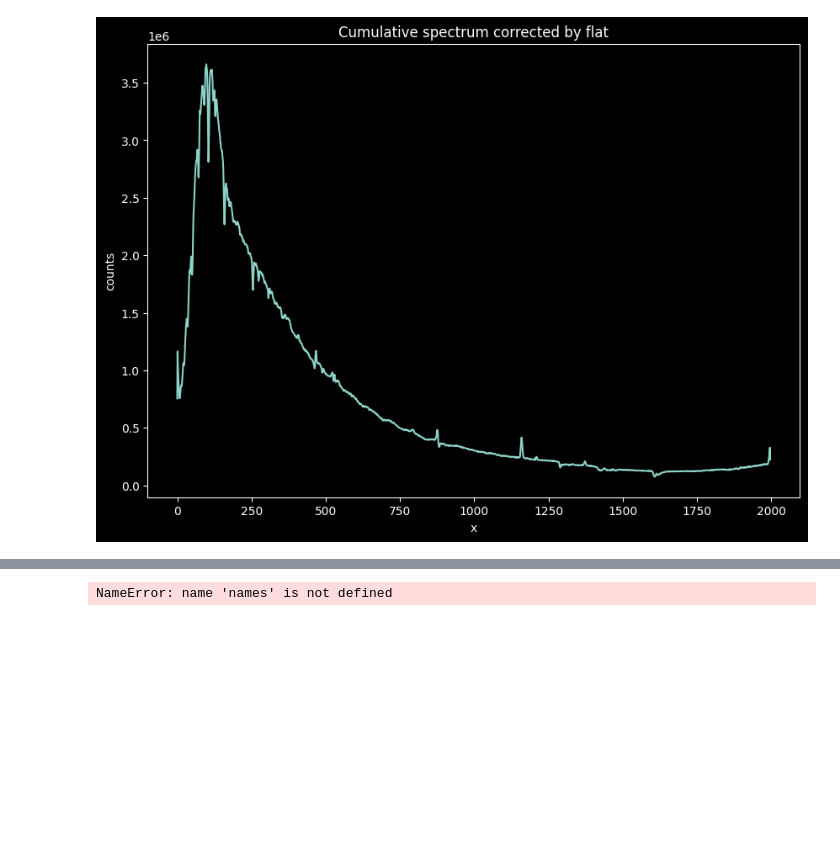
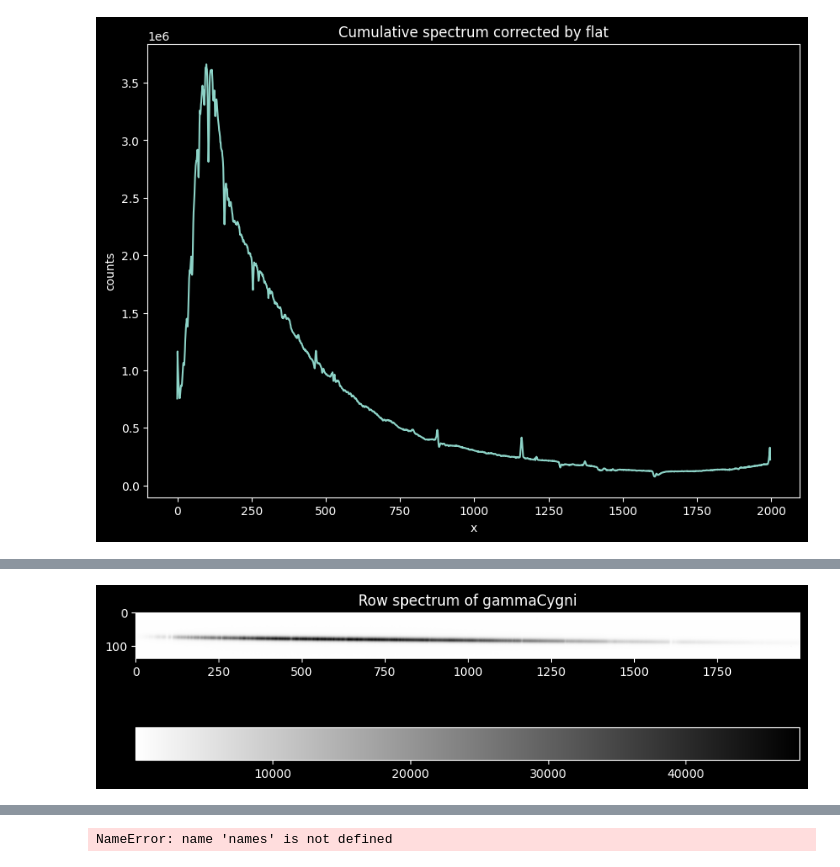
Before and after one commit to 00-berni/proj_3, a Jupyter notebook: notebook/script_notebook.ipynb, the cells around one changed output, grey strips where cells are left out. Drawn from its saved outputs; the diff is of its cells as text; code cells hidden in the pictures; blank space fills up the shorter version.

Commit message:
Correlation done

```diff
--- a/notebook/script_notebook.ipynb
+++ b/notebook/script_notebook.ipynb
@@ -485,0 +555,80 @@ cor =   -96.46303371943901 %
+# %%
+# selecting an other object
+sel_obj = 'gammaCygni'
+# collecting data fits for that object
+obj, lims = collect_fits(sel_obs, sel_obj)
+print(obj)
+
+obj_fit, obj_lamp = obj
+lims_fit, lims_lamp = lims
+
+# appending the path
+obj_fit = data_file_path(sel_obs, sel_obj, obj_fit)
+obj_lamp = data_file_path(sel_obs, sel_obj,obj_lamp)
+
+print(obj_fit)
+print(obj_lamp)
+
+hdul, sp_data = get_data_fit(obj_fit, lims=lims_fit, title='Row spectrum of '+sel_obj, n=1)
+
+# correcting for inclination angle
+angle, sp_data = angle_correction(sp_data)
+
+showfits(sp_data, title='Rotated image')
+
+plt.show()
+
+# taking the cumulative and plot the spectrum
+spectrum = sp_data.sum(axis=0)
+
+fastplot(np.arange(len(spectrum)), spectrum, title='Cumulative spectrum', labels=['x','counts'])
+
+plt.show()
+
+# correcting by flat
+flt_spectrum = spectrum / flat_value[:len(spectrum)]
+fastplot(np.arange(len(flt_spectrum)), flt_spectrum, title='Cumulative spectrum corrected by flat', labels=['x','counts'],numfig=2)
+
+plt.show()
+
+# lamps correlation
+# storing the data of the previous lamp
+prev_lamp = spectrum_lamp
+# extarcting the ones of the interested lamp
+hdul_lamp, sp_lamp = get_data_fit(obj_lamp,lims=lims_lamp, title='Row spectrum lamp',n=1)
+
+_, sp_lamp = angle_correction(sp_lamp, angle=angle)
+
+showfits(sp_lamp, title='Rotated lamp image')
+
+sel_high = int((685.7+26.8) / 2)
+
+plt.hlines(sel_high,0,len(sp_lamp[0])-1,color='blue')
+
+plt.show()
+
+spectrum_lamp = sp_lamp[sel_high]
+fastplot(np.arange(len(spectrum_lamp)), spectrum_lamp, title='Lamp spectrum',labels=['x','counts'])
+
+plt.show()
+
+
+prev_corr = correlate(prev_lamp,lines,'same')
+corr = correlate(spectrum_lamp,lines,'same')
+
+print(f'max(|corr_prev - corr_sel|) = {np.abs(prev_corr-corr).max()}')
+
+fig, [ax1,ax2] = plt.subplots(2,1,sharex=True,figsize=(12,7))
+fig.suptitle('Correlations')
+
+ax1.plot(prev_corr,'+',color='green',label='previous')
+ax1.plot(prev_corr,':',color='green', alpha=0.5)
+ax1.legend()
+ax2.plot(corr,'.',color='red',label='selected')
+ax2.plot(corr,'--',color='red', alpha=0.5)
+ax2.legend()
+
+
+
+plt.show()
+# %% [output]
@@ -485,0 +647 @@ cor =   -96.46303371943901 %
+[figure, added]
```
Also changed, not shown: parts of 14 cells of this notebook.
